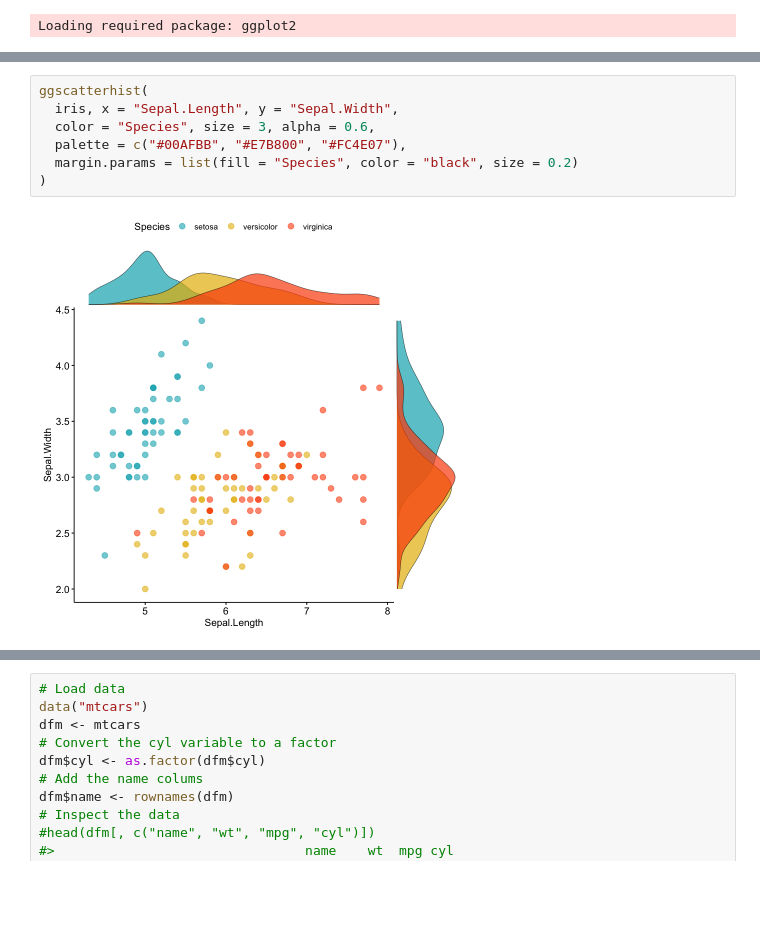
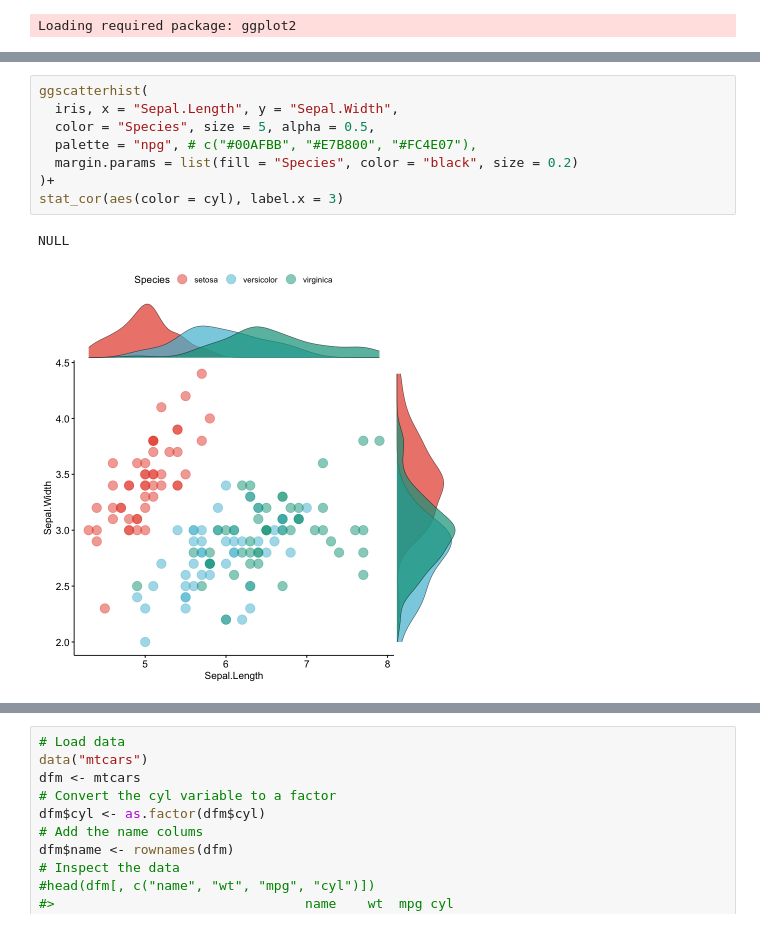
Before and after one commit to JNU-Tangyin/RRO, a Jupyter notebook: figures/ggpubr.ipynb, the cells around one changed output, grey strips where cells are left out. Cells and saved outputs as stored; diff of their text form; blank space fills up the shorter version.

```diff
--- a/figures/ggpubr.ipynb
+++ b/figures/ggpubr.ipynb
@@ -249,12 +244,14 @@ i Did you forget to specify a `group` aesthetic or to convert a numerical
 # %%
 ggscatterhist(
   iris, x = "Sepal.Length", y = "Sepal.Width",
-  color = "Species", size = 3, alpha = 0.6,
-  palette = c("#00AFBB", "#E7B800", "#FC4E07"),
+  color = "Species", size = 5, alpha = 0.5,
+  palette = "npg", # c("#00AFBB", "#E7B800", "#FC4E07"),
   margin.params = list(fill = "Species", color = "black", size = 0.2)
-)
+)+
+stat_cor(aes(color = cyl), label.x = 3)
 # %% [output]
+NULL
-[figure, old version]
+[figure, new version]
 # %%
 df <- mtcars
 df$cyl <- as.factor(df$cyl)
```
Also changed, not shown: parts of 25 cells of this notebook, 6 other files.
